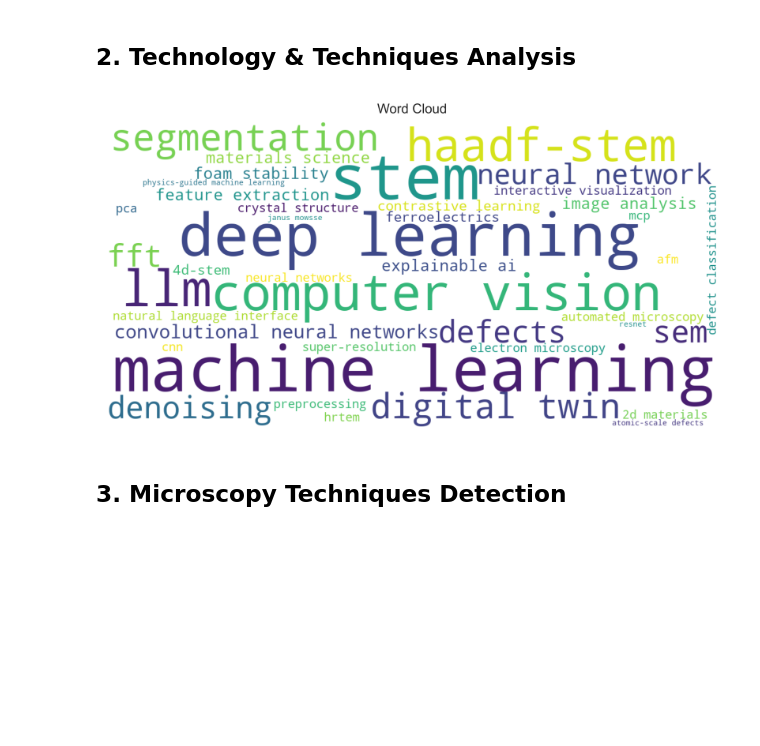
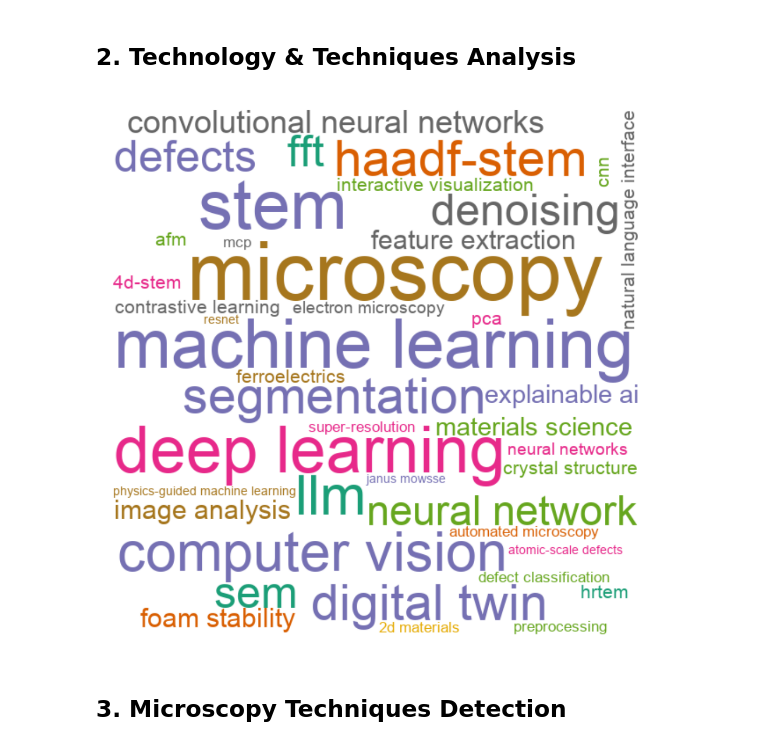
Before and after one commit to KalininGroup/Mic-Hack2025-analysis, a Jupyter notebook: mic-hack-project-analysis-nb-v2.ipynb, the cells around one changed output. Saved outputs shown, nothing was run; the diff lists cells and outputs as text; code cells hidden in the pictures; blank space fills up the shorter version.

Commit message:
updated figures

```diff
--- a/mic-hack-project-analysis-nb-v2.ipynb
+++ b/mic-hack-project-analysis-nb-v2.ipynb
@@ -140,7 +140,7 @@ custom_stopwords = {
     "data", "analysis", "image", "images", "using",
     "based", "approach", "method", "model",
     "study", "application", "system", "framework",
-    "microscopy", "project", "learning",  # too generic for this cloud
+    "project", "learning",  # too generic for this cloud
 }
 
 all_keywords = []
@@ -160,40 +160,41 @@ for keywords in df_clean['Keywords (5-10 words)'].dropna():
             # remove short tokens
             if len(kw) < 3:
                 continue
 
             # remove stopwords
             if kw in custom_stopwords:
                 continue
 
             all_keywords.append(kw)
 
 # Count frequency
 keyword_counts = Counter(all_keywords)
 
 # Optional: drop very rare terms (noise)
 keyword_counts = {k: v for k, v in keyword_counts.items() if v >= 2}
 
 # Create word cloud
 wordcloud = WordCloud(
-    width=1200,
+    font_path='/System/Library/Fonts/Supplemental/Arial.ttf',
+    width=600,
     height=600,
     background_color='white',
-    colormap='viridis',
-    max_words=60,
-    relative_scaling=0.5
+    # colormap='tab20b',
+    colormap='Dark2',
+    max_words=50,
+    relative_scaling=0.5,
 ).generate_from_frequencies(keyword_counts)
 
 # Plot
-fig, ax = plt.subplots(figsize=(6, 3.5), dpi=600)
+fig, ax = plt.subplots(figsize=(6, 3.5), dpi=300)
 ax.imshow(wordcloud, interpolation='bilinear')
 ax.axis('off')
 
 plt.tight_layout()
 plt.savefig("figure_wordcloud_cleaned.pdf", bbox_inches="tight")
-plt.title("Word Cloud")
 plt.show()
 # %% [output]
-[figure, old version]
+[figure, new version]
 # %% [markdown]
 ## 3. Microscopy Techniques Detection
 # %%
```
Also changed, not shown: parts of 1 cell of this notebook, 7 other files.
